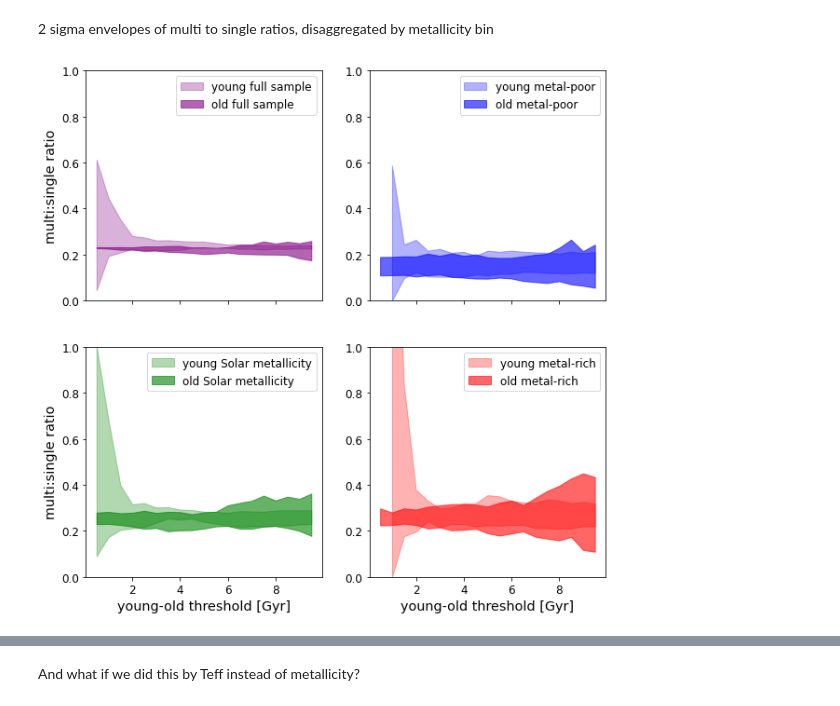
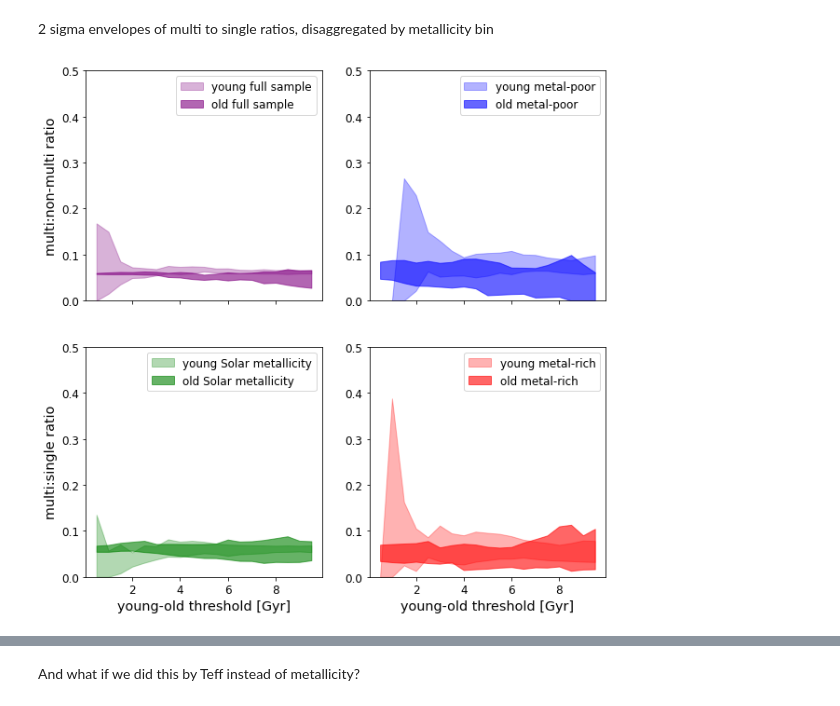
Before and after one commit to exoclam/mastrangelo, a Jupyter notebook: notebooks/stars-and-planets.ipynb, the cells around one changed output, grey strips where cells are left out. Drawn from its saved outputs; the diff is of its cells as text; code cells hidden in the pictures.

```diff
--- a/notebooks/stars-and-planets.ipynb
+++ b/notebooks/stars-and-planets.ipynb
@@ -660,9 +676,6 @@ koi_count
 4     15
 5      5
 Name: kepid, dtype: int64
-# %%
-kepler_planet_enriched.feh_err = 0.5 * (kepler_planet_enriched.feh_err1 + np.abs(kepler_planet_enriched.feh_err2))
-kepler_planet_enriched.iso_age_err = 0.5 * (kepler_planet_enriched.iso_age_err1 + np.abs(kepler_planet_enriched.iso_age_err2))
 # %% [markdown]
 Actual binning: evenly sized bins
 # %%
@@ -821,7 +834,7 @@ for i in range(10):
     uniques['age'] = np.random.normal(uniques.iso_age, uniques.iso_age_err)
     uniques['feh'] = np.random.normal(uniques.feh_x, uniques.feh_err)
 
-    kepler_planet_enriched_temp = uniques.merge(kepler_planet_enriched, how='right')
+    kepler_planet_enriched_temp = uniques.merge(kepler_planet_enriched, on='kepid', how='right')
     kepler_planet_enriched_temp.age = kepler_planet_enriched_temp.age.fillna(method='ffill')
     kepler_planet_enriched_temp.feh = kepler_planet_enriched_temp.feh.fillna(method='ffill')
 
@@ -838,8 +851,8 @@ for i in range(10):
         temp_planets_young = temp_young.groupby('kepid').count().reset_index().groupby('age').count()
         temp_planets_old = temp_old.groupby('kepid').count().reset_index().groupby('age').count()
         # singles
-        singles_young = temp_planets_young.kepid[1]
-        singles_old = temp_planets_old.kepid[1]
+        singles_young = temp_planets_young.kepid[0:2].sum()
+        singles_old = temp_planets_old.kepid[0:2].sum()
         # multis
         multis_young = temp_planets_young.kepid.sum() - singles_young
         multis_old = temp_planets_old.kepid.sum() - singles_old
@@ -866,7 +879,7 @@ for i in range(10):
 
         # calculate multi:single ratios
         try:
-            singles_poor_young = temp_poor_planets_young.kepid[1]
+            singles_poor_young = temp_poor_planets_young.kepid[0:2].sum()
             multis_poor_young = temp_poor_planets_young.kepid.sum() - singles_poor_young
             ratio_poor_young = multis_poor_young/singles_poor_young
 
@@ -874,35 +887,35 @@ for i in range(10):
             ratio_poor_young = np.nan
 
         try:
-            singles_poor_old = temp_poor_planets_old.kepid[1]
+            singles_poor_old = temp_poor_planets_old.kepid[0:2].sum()
             multis_poor_old = temp_poor_planets_old.kepid.sum() - singles_poor_old
             ratio_poor_old = multis_poor_old/singles_poor_old
         except:
             ratio_poor_old = np.nan
 
         try:
-            singles_solar_young = temp_solar_planets_young.kepid[1]
+            singles_solar_young = temp_solar_planets_young.kepid[0:2].sum()
             multis_solar_young = temp_solar_planets_young.kepid.sum() - singles_solar_young
             ratio_solar_young = multis_solar_young/singles_solar_young
         except:
             ratio_solar_young = np.nan
 
         try:
-            singles_solar_old = temp_solar_planets_old.kepid[1]
+            singles_solar_old = temp_solar_planets_old.kepid[0:2].sum()
             multis_solar_old = temp_solar_planets_old.kepid.sum() - singles_solar_old
             ratio_solar_old = multis_solar_old/singles_solar_old
         except:
             ratio_solar_old = np.nan
 
         try:
-            singles_rich_young = temp_rich_planets_young.kepid[1]
+            singles_rich_young = temp_rich_planets_young.kepid[0:2].sum()
             multis_rich_young = temp_rich_planets_young.kepid.sum() - singles_rich_young
             ratio_rich_young = multis_rich_young/singles_rich_young
         except:
             ratio_rich_young = np.nan
 
         try:
-            singles_rich_old = temp_rich_planets_old.kepid[1]
+            singles_rich_old = temp_rich_planets_old.kepid[0:2].sum()
             multis_rich_old = temp_rich_planets_old.kepid.sum() - singles_rich_old
             ratio_rich_old = multis_rich_old/singles_rich_old
         except:
@@ -951,37 +964,37 @@ ax1.fill_between(age_bin[:-1], np.quantile(multi_singles_poor_total_young, 0.05,
 ax1.fill_between(age_bin[:-1], np.quantile(multi_singles_poor_total_old, 0.05, axis=0),
                  np.quantile(multi_singles_poor_total_old, 0.95, axis=0), color='blue', alpha=0.6, label='old metal-poor')
 ax1.legend()
-ax1.set_ylim([0, 1])
+ax1.set_ylim([0, 0.5])
 
 ax2.fill_between(age_bin[:-1], np.quantile(multi_singles_solar_total_young, 0.05, axis=0),
                  np.quantile(multi_singles_solar_total_young, 0.95, axis=0), color='green', alpha=0.3, label='young Solar metallicity')
 ax2.fill_between(age_bin[:-1], np.quantile(multi_singles_solar_total_old, 0.05, axis=0),
                  np.quantile(multi_singles_solar_total_old, 0.95, axis=0), color='green', alpha=0.6, label='old Solar metallicity')
 ax2.legend()
-ax2.set_ylim([0, 1])
+ax2.set_ylim([0, 0.5])
 ax2.set_xlabel('young-old threshold [Gyr]')
 ax2.set_ylabel('multi:single ratio')
 
 ax3.fill_between(age_bin[:-1], np.quantile(multi_singles_rich_total_young, 0.05, axis=0),
                  np.quantile(multi_singles_rich_total_young, 0.95, axis=0), color='red', alpha=0.3, label='young metal-rich')
 ax3.fill_between(age_bin[:-1], np.quantile(multi_singles_rich_total_old, 0.05, axis=0),
                  np.quantile(multi_singles_rich_total_old, 0.95, axis=0), color='red', alpha=0.6, label='old metal-rich')
 ax3.legend()
 ax3.set_xlabel('young-old threshold [Gyr]')
-ax3.set_ylim([0, 1])
+ax3.set_ylim([0, 0.5])
 
 ax4.fill_between(age_bin[:-1], np.quantile(multi_singles_total_young, 0.05, axis=0),
                  np.quantile(multi_singles_total_young, 0.95, axis=0), color='purple', alpha=0.3, label='young full sample')
 ax4.fill_between(age_bin[:-1], np.quantile(multi_singles_total_old, 0.05, axis=0),
                  np.quantile(multi_singles_total_old, 0.95, axis=0), color='purple', alpha=0.6, label='old full sample')
 ax4.legend()
-ax4.set_ylim([0, 1])
-ax4.set_ylabel('multi:single ratio')
+ax4.set_ylim([0, 0.5])
+ax4.set_ylabel('multi:non-multi ratio')
 
 
 plt.legend()
 path = '/Users/chris/Desktop/mastrangelo/'
-plt.savefig(path+'figures/multi-single-metallicity.png', facecolor='white', bbox_inches='tight')
+plt.savefig(path+'figures/multi-single-metallicity-2sigma.png', facecolor='white', bbox_inches='tight')
 plt.show()
 # %% [output]
-[figure, old version]
+[figure, new version]
```
Also changed, not shown: parts of 13 cells of this notebook, 3 other files.
